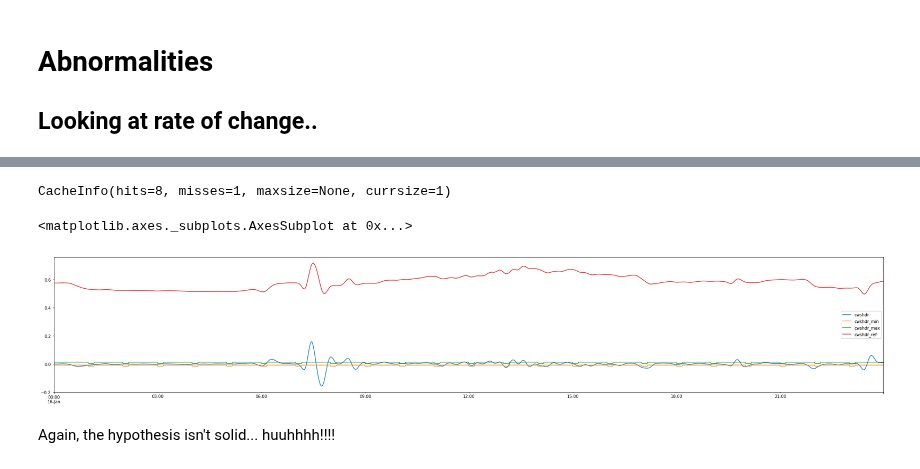
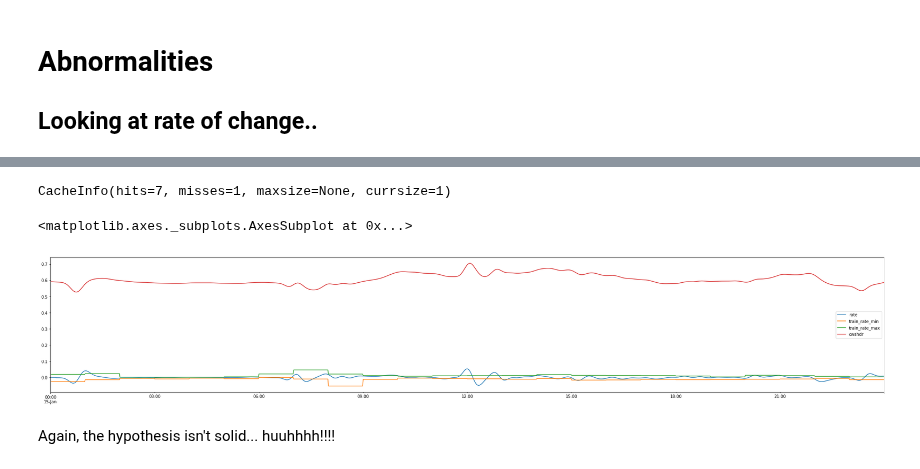
Before and after one commit to MiachelGu/chiller-plants, a Jupyter notebook: notebooks/13. Abnormalities.ipynb, the cells around one changed output, grey strips where cells are left out. Cells and saved outputs as stored; diff of their text form; code cells hidden in the pictures.

```diff
--- a/notebooks/13. Abnormalities.ipynb
+++ b/notebooks/13. Abnormalities.ipynb
@@ -36,35 +37,31 @@ df = common.Process.get_normalized_df(df, cols=cols)
 
 # create features
 df["hour"] = df.index.hour
-
-# take train and test data..
-train = df["2016-01-01":"2016-01-15"]
-test = df["2016-01-16":"2016-01-16"]
 # %% [output]
-CacheInfo(hits=8, misses=1, maxsize=None, currsize=1)
+CacheInfo(hits=7, misses=1, maxsize=None, currsize=1)
 # %%
+# take train and test data..
+train = df["2016-01-01":"2016-01-14"].copy()
+test = df["2016-01-15":"2016-01-15"].copy()
+
 # rate of change.
-first_order_diff = lambda x, delta: (x - x.shift(delta)).fillna(0)
-train_rate = first_order_diff(train, delta=10)
-test_rate = first_order_diff(test, delta=10)
+train["rate"] = (train.cwshdr - train.cwshdr.shift(10)).fillna(0)
+test["rate"] = (test.cwshdr - test.cwshdr.shift(10)).fillna(0)
 
 # Assuming 1hr bins. group data.
-min_per_hr = train_rate.groupby(["hour"]).quantile(.1)
-max_per_hr = test_rate.groupby(["hour"]).quantile(.9)
+min_per_hr = train.groupby(["hour"]).quantile(.1).rate
+max_per_hr = train.groupby(["hour"]).quantile(.9).rate
 
 # set columns with bin values.
-test_rate["cwshdr_min"] = test_rate.hour.apply(lambda x: min_per_hr.cwshdr.iloc[int(x)])
-test_rate["cwshdr_max"] = test_rate.hour.apply(lambda x: max_per_hr.cwshdr.iloc[int(x)])
-
-# normalized
-test_rate["cwshdr_ref"] = test["cwshdr"]
+test["train_rate_min"] = test.hour.apply(lambda x: min_per_hr.iloc[int(x)])
+test["train_rate_max"] = test.hour.apply(lambda x: max_per_hr.iloc[int(x)])
 
 # # plot.
 fig, ax = plt.subplots(1,1,figsize=(36,6))
-test_rate[["cwshdr", "cwshdr_min", "cwshdr_max", "cwshdr_ref"]].plot(ax=ax)
+test[["rate", "train_rate_min", "train_rate_max", "cwshdr"]].plot(ax=ax)
 # %% [output]
 <matplotlib.axes._subplots.AxesSubplot at 0x...>
-[figure, old version]
+[figure, new version]
 # %% [markdown]
 Again, the hypothesis isn't solid... huuhhhh!!!!
 # %% [markdown]
```
Also changed, not shown: parts of 1 cell of this notebook, 7 other files.
